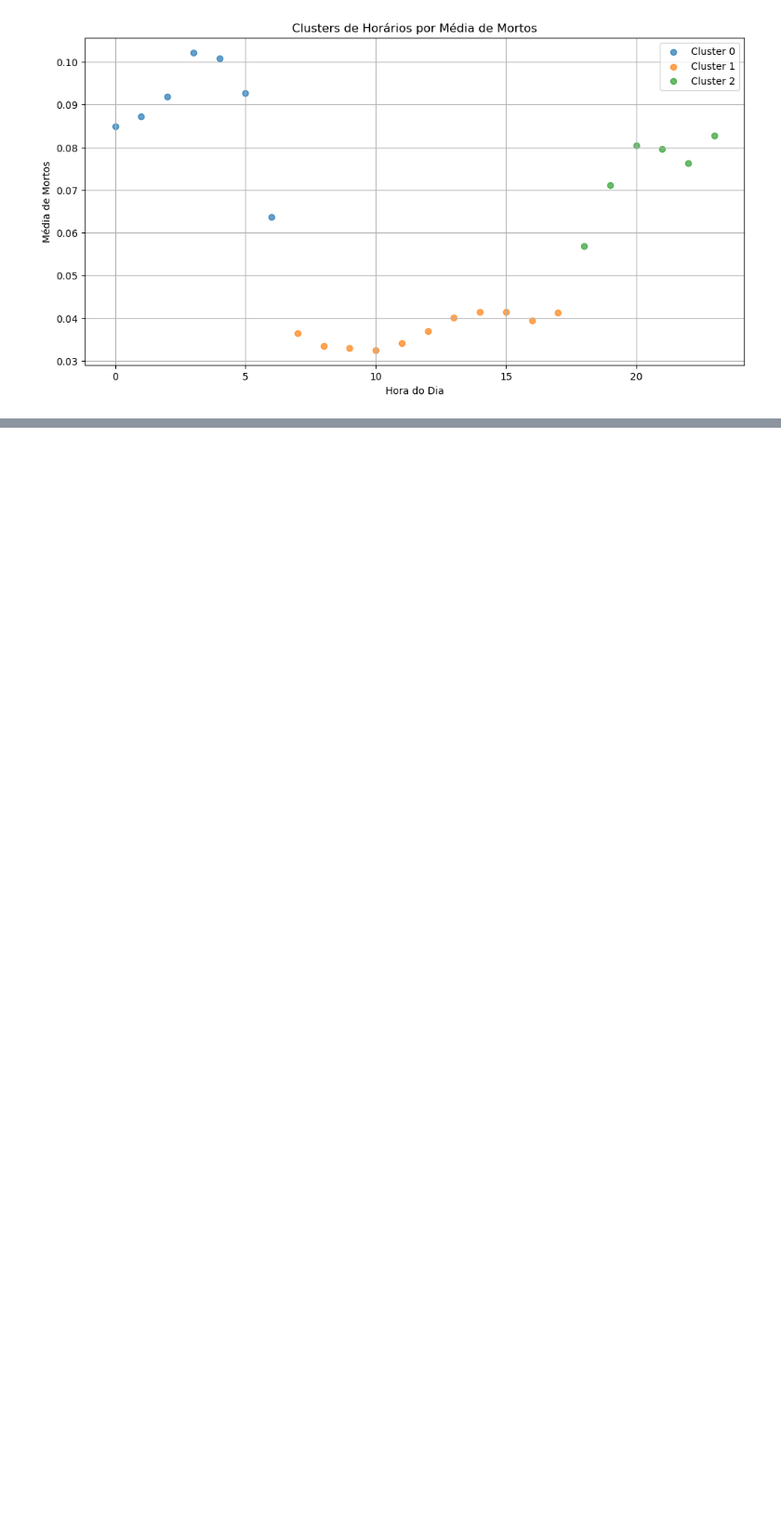
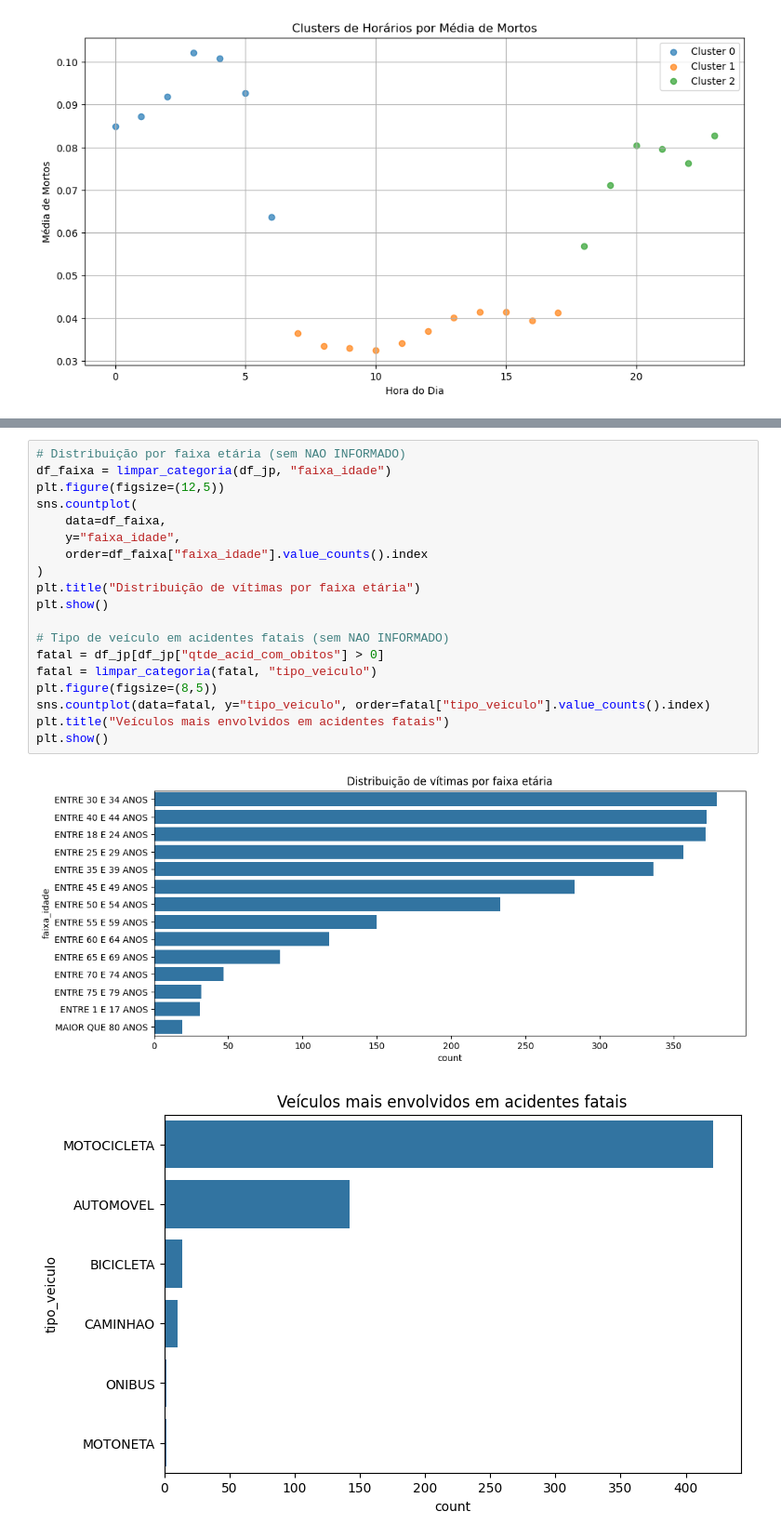
Before and after one commit to henriquesantos007/Trabalho-ICD-2025.1, a Jupyter notebook: analise_temporal.ipynb, the cells around one changed output, grey strips where cells are left out. Shown at 93% size. Drawn from its saved outputs; the diff is of its cells as text; blank space fills up the shorter version.

```diff
--- a/analise_temporal.ipynb
+++ b/analise_temporal.ipynb
@@ -670,0 +778,22 @@ plt.show()
+# %%
+# Distribuição por faixa etária (sem NAO INFORMADO)
+df_faixa = limpar_categoria(df_jp, "faixa_idade")
+plt.figure(figsize=(12,5))
+sns.countplot(
+    data=df_faixa,
+    y="faixa_idade",
+    order=df_faixa["faixa_idade"].value_counts().index
+)
+plt.title("Distribuição de vítimas por faixa etária")
+plt.show()
+
+# Tipo de veículo em acidentes fatais (sem NAO INFORMADO)
+fatal = df_jp[df_jp["qtde_acid_com_obitos"] > 0]
+fatal = limpar_categoria(fatal, "tipo_veiculo")
+plt.figure(figsize=(8,5))
+sns.countplot(data=fatal, y="tipo_veiculo", order=fatal["tipo_veiculo"].value_counts().index)
+plt.title("Veículos mais envolvidos em acidentes fatais")
+plt.show()
+# %% [output]
+[figure, added]
+[figure, added]
```
Also changed, not shown: parts of 14 cells of this notebook.
